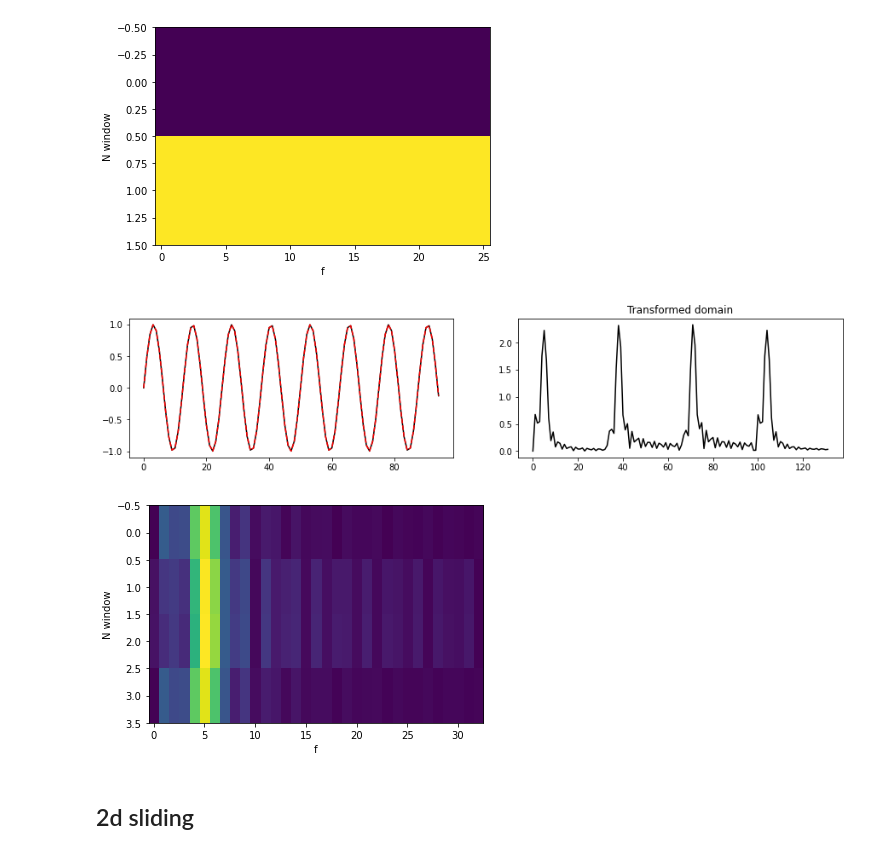
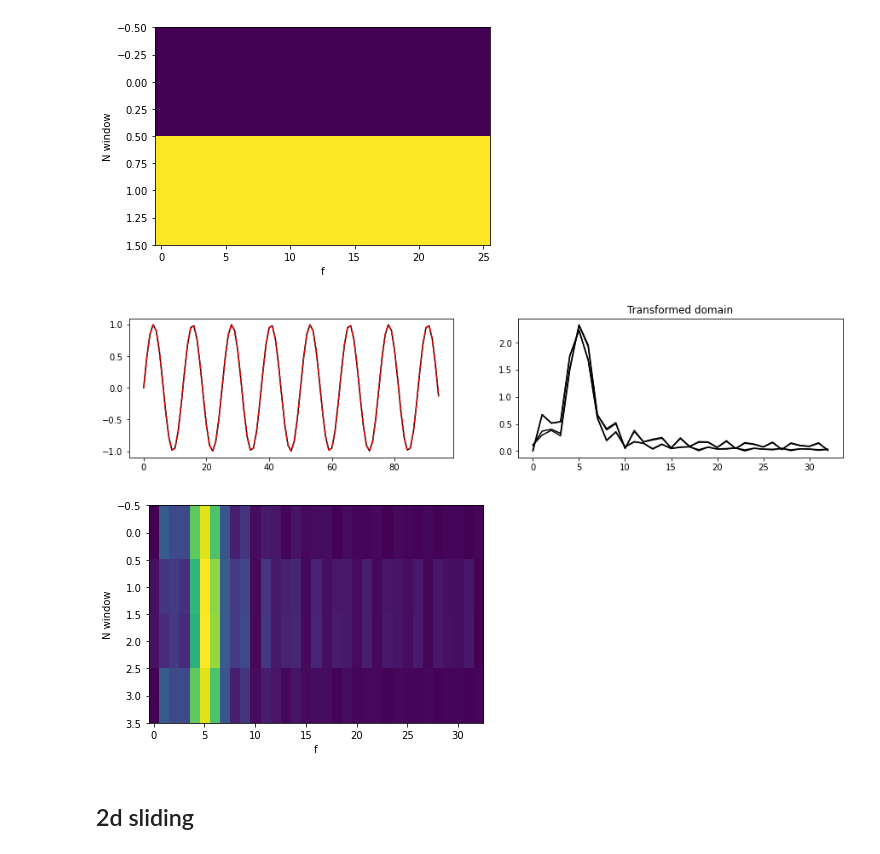
Before and after one commit to PyLops/pylops_notebooks, a Jupyter notebook: developement/Patching.ipynb, the cells around one changed output. Saved outputs shown, nothing was run; the diff lists cells and outputs as text; code cells hidden in the pictures.

```diff
--- a/developement/Patching.ipynb
+++ b/developement/Patching.ipynb
@@ -74,35 +75,35 @@ dim = (nop + 2) // 2 * nwins
 dimd = nwin * nwins - 3 * nover
 
 t = np.arange(dimd) * 0.004
 data = np.sin(2 * np.pi * 20 * t)
 
 Op = pylops.signalprocessing.FFT(nwin, nfft=nop, real=True)
 Slid = pylops.signalprocessing.Sliding1D(
     Op.H, dim, dimd, nwin, nover, tapertype=None, design=False
 )
 
 x = Slid.H * data.ravel()
 
 Slid = pylops.signalprocessing.Sliding1D(
     Op.H, dim, dimd, nwin, nover, tapertype="cosine", design=False
 )
 
 reconstructed_data = Slid * x.ravel()
 
 fig, axs = plt.subplots(1, 2, figsize=(15, 3))
 axs[0].plot(data, "k", label="Data")
 axs[0].plot(reconstructed_data, "--r", label="Rec Data")
 axs[1].set_title("Original domain")
-axs[1].plot(np.abs(x), "k")
+axs[1].plot(np.abs(x).T, "k")
 axs[1].set_title("Transformed domain")
 
 plt.figure()
 plt.imshow(np.abs(x.reshape(Slid.dims)))
 plt.xlabel('f')
 plt.ylabel('N window')
 plt.axis('tight');
 # %% [output]
-[figure, old version]
+[figure, new version]
 [figure]
 # %% [markdown]
 ## 2d sliding
```
Also changed, not shown: parts of 14 cells of this notebook.
